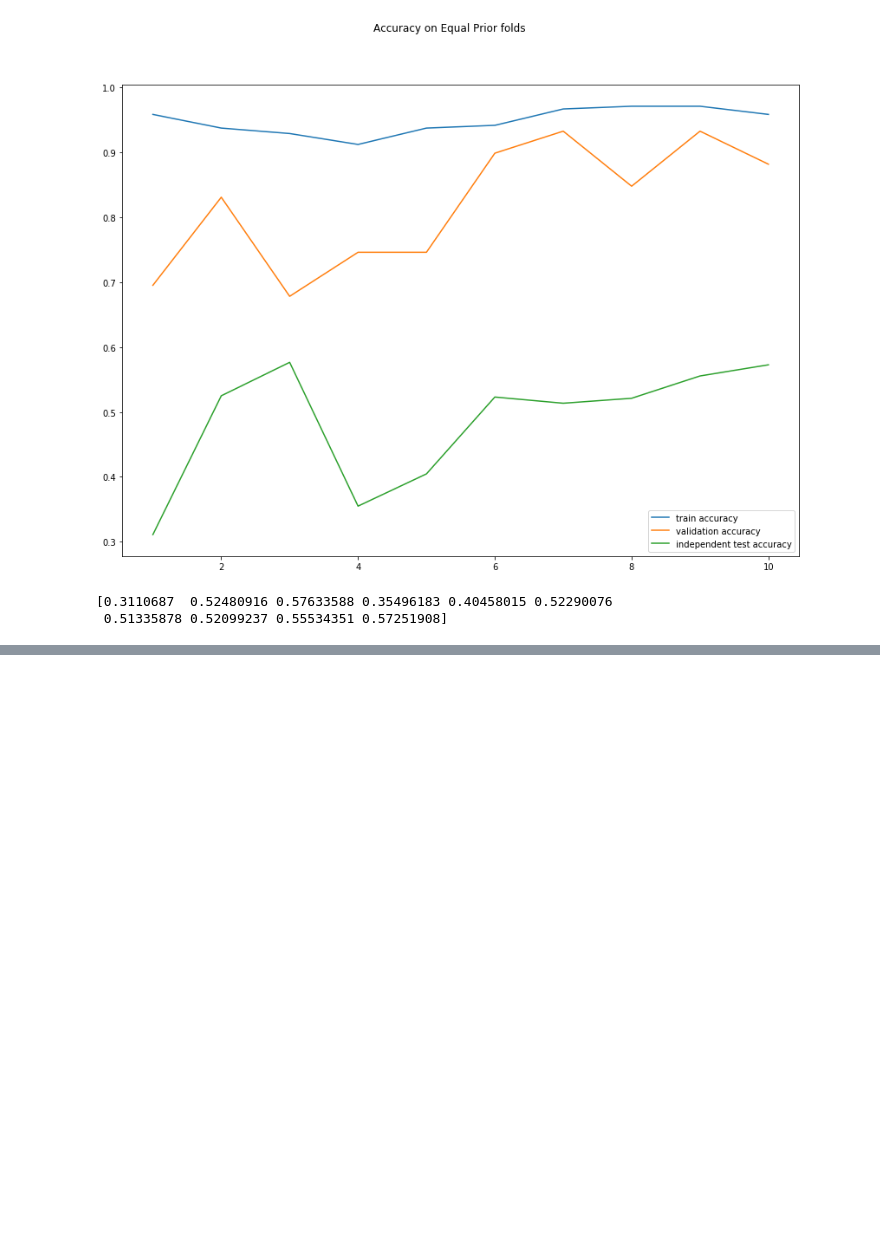
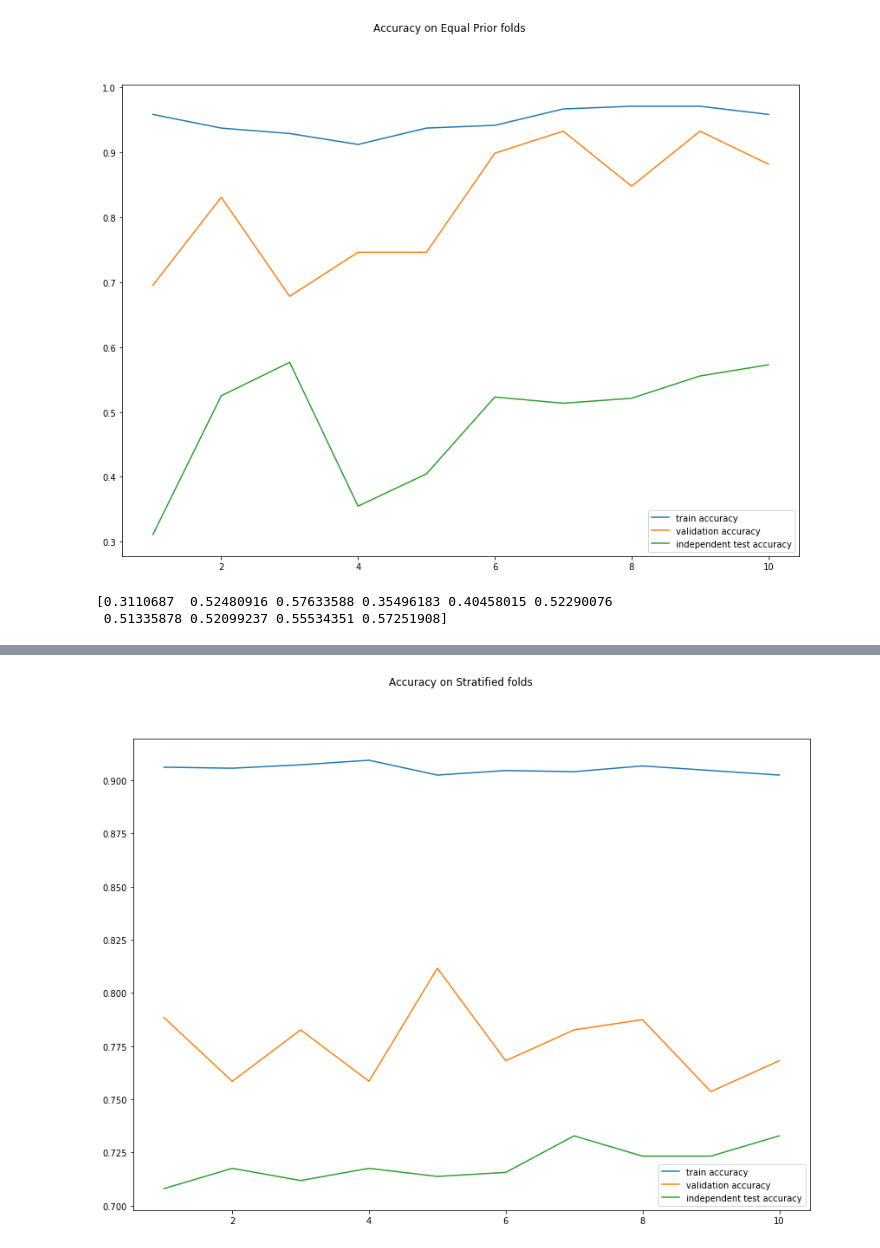
Before and after one commit to nikhilsaldanha/stance-detection, a Jupyter notebook: notebooks/Logistic Regression.ipynb, the cells around one changed output, grey strips where cells are left out. Drawn from its saved outputs; the diff is of its cells as text; code cells hidden in the pictures; blank space fills up the shorter version.

```diff
--- a/notebooks/Logistic Regression.ipynb
+++ b/notebooks/Logistic Regression.ipynb
@@ -179,0 +260,10 @@ print(indep_test_acc)
+# %%
+fig = plt.figure(figsize=(14,10))
+fig.suptitle('Accuracy on Stratified folds')
+plt.plot(range(1,11), fold_train_acc, label="train accuracy" )
+plt.plot(range(1,11), fold_test_acc, label="validation accuracy" )
+plt.plot(range(1,11), indep_test_acc, label="independent test accuracy" )
+plt.legend()
+plt.show()
+# %% [output]
+[figure, added]
```
Also changed, not shown: parts of 3 cells of this notebook, 1 other file.
